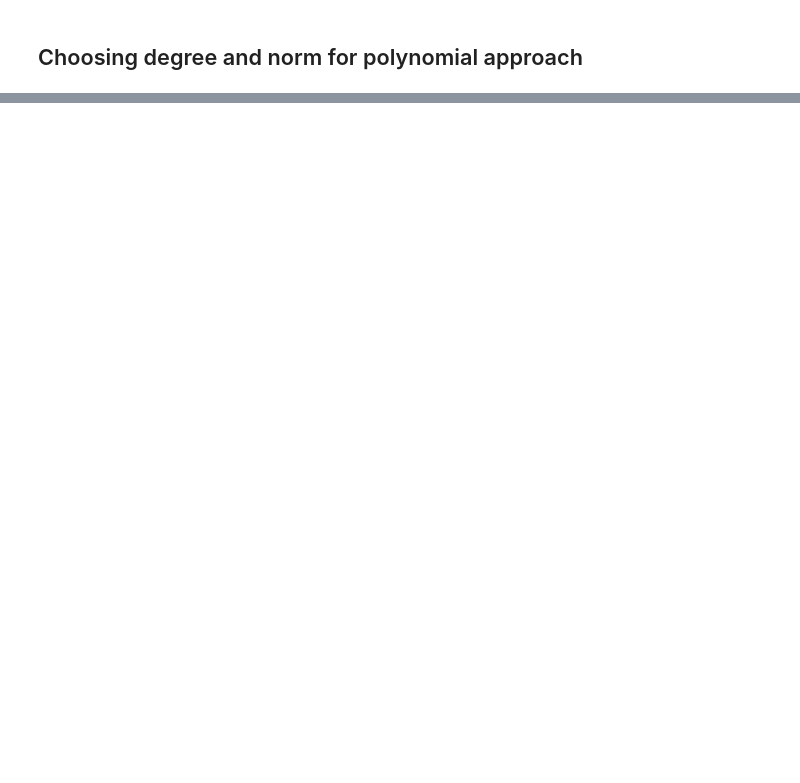
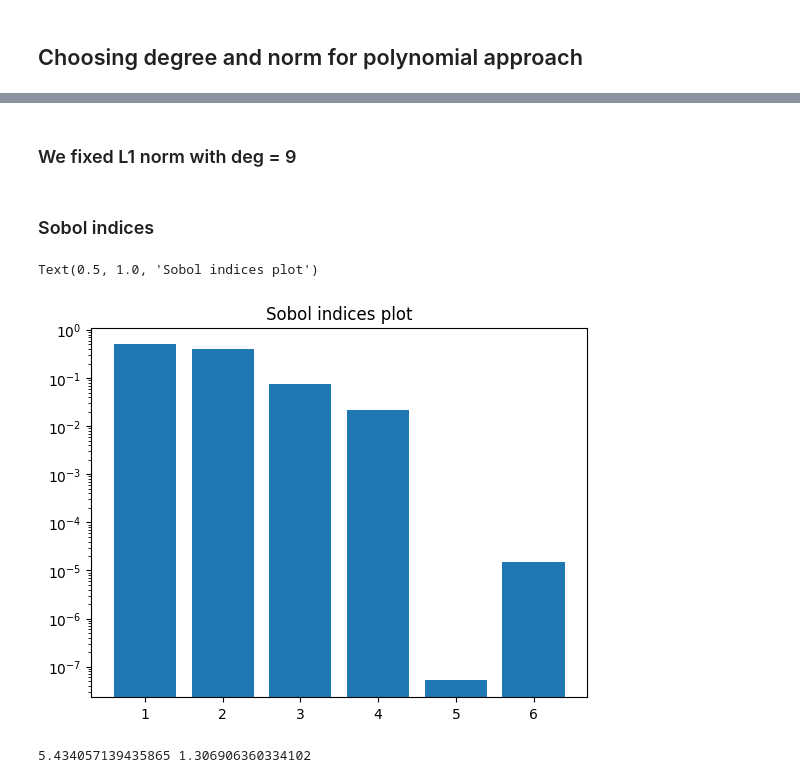
Before and after one commit to Maciess/SensitivityAnalysis, a Jupyter notebook: project_notebook.ipynb, the cells around one changed output, grey strips where cells are left out. Drawn from its saved outputs; the diff is of its cells as text; code cells hidden in the pictures; blank space fills up the shorter version.

Commit message:
Add variance and mean based on Legandre

```diff
--- a/project_notebook.ipynb
+++ b/project_notebook.ipynb
@@ -131,0 +122,32 @@ fig.show()
+# %% [markdown]
+### We fixed L1 norm with deg = 9
+# %% [markdown]
+### Sobol indices
+# %%
+newtonInterPolant = get_newton_poly_6d(otl_normalized, 9, 1)
+
+mi_6d = mp.MultiIndexSet.from_degree(
+    spatial_dimension=6,
+    poly_degree=9,
+    lp_degree=1)
+
+grd = mp.Grid(mi_6d)
+lag_coeffs_6d = otl_normalized(grd.unisolvent_nodes)
+# Calculate legande Coefs
+legandreCoefs = utilsLegandre.compute_legendre_coefficients(mi_6d.exponents, grd.unisolvent_nodes, lag_coeffs_6d)
+# Caluclate sobol indices
+sobol_indices = utilsLegandre.compute_sobol_indices(mi_6d.exponents, legandreCoefs)
+# %%
+plt.bar(list(range(1,6+1)), sobol_indices)
+plt.yscale("log")
+plt.title("Sobol indices plot")
+# %% [output]
+Text(0.5, 1.0, 'Sobol indices plot')
+[figure, added]
+# %%
+## Should be closte to values  estimated via monte Carlo
+mean_from_legandre = legandreCoefs[0]
+variance_from_legandre = np.sum(legandreCoefs[1:]**2)
+print(mean_from_legandre, variance_from_legandre)
+# %% [output]
+5.434057139435865 1.306906360334102
```
Also changed, not shown: parts of 6 cells of this notebook.
